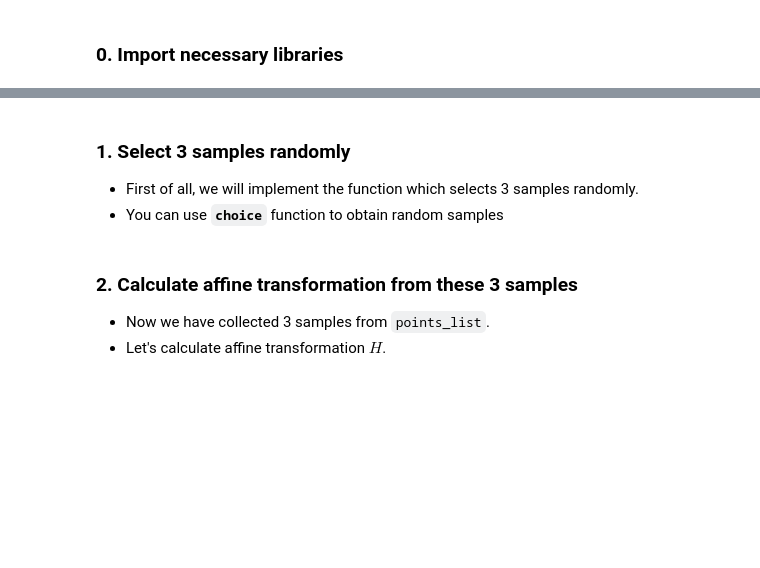
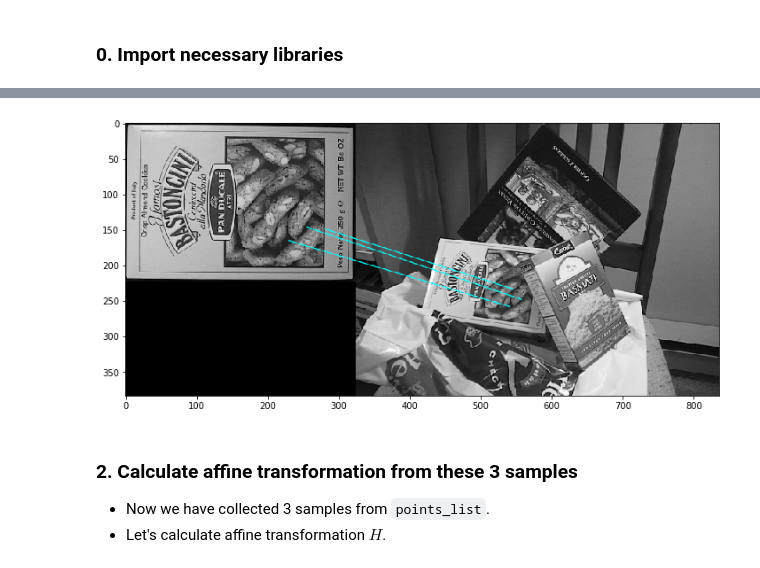
Before and after one commit to tmsausa/rinko_RANSAC, a Jupyter notebook: RANSAC_ans.ipynb, the cells around one changed output, grey strips where cells are left out. Drawn from its saved outputs; the diff is of its cells as text; code cells hidden in the pictures; blank space fills up the shorter version.

````diff
--- a/RANSAC_ans.ipynb
+++ b/RANSAC_ans.ipynb
@@ -42,0 +140,2 @@ from homography import affine_transform2
+# %%
+points_list = get_points(matches , kp_box,  kp_scene )
@@ -43,10 +146,6 @@ from homography import affine_transform2
 # %%
 # set the seed 0
 np.random.seed(0)
-# %% [markdown]
-### 1. Select 3 samples randomly
-- First of all, we will implement the function which selects 3 samples randomly.
-- You can use **```choice```** function to obtain random samples
 # %%
 def select_three_samples(points_list):
     """
@@ -78,3 +176,15 @@ def select_three_samples(points_list):
+# %%
+# get random pairs
+consensus_list, points_list_temp=select_three_samples(points_list)
+temp_im = plot_points_list( img_box, img_scene, consensus_list)
+
+
+#draw 3 matches
+fig, ax = plt.subplots(figsize=(12, 20))
+ax.imshow(temp_im)
+plt.show()
+# %% [output]
+[figure, added]
 # %% [markdown]
 ### 2. Calculate affine transformation from these 3 samples
 - Now we have collected 3 samples from ```points_list```.
````
Also changed, not shown: parts of 25 cells of this notebook, 13 other files.
